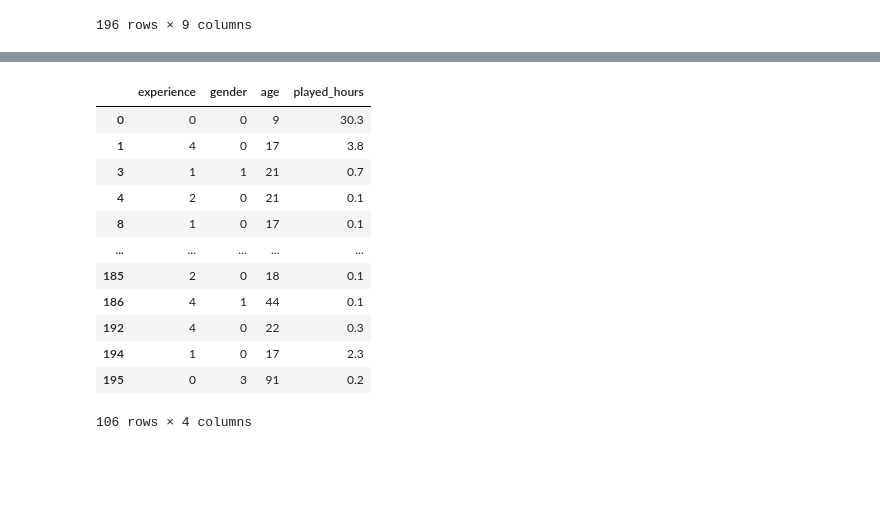
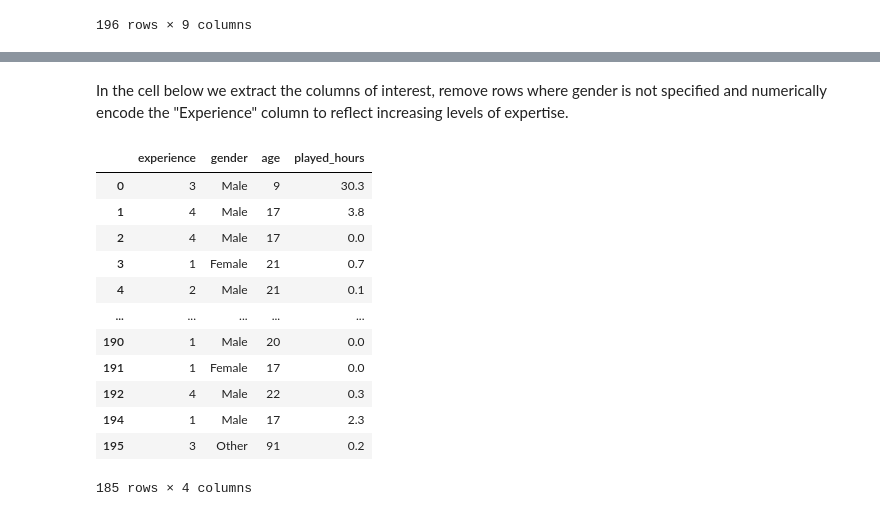
Before and after one commit to mayubi7/dsci-100-project, a Jupyter notebook: dsci_100_fin_project.ipynb, the cells around one changed output, grey strips where cells are left out. Saved outputs shown, nothing was run; the diff lists cells and outputs as text; code cells hidden in the pictures; blank space fills up the shorter version.

```diff
--- a/dsci_100_fin_project.ipynb
+++ b/dsci_100_fin_project.ipynb
@@ -21,5 +57,6 @@ set_config(transform_output="pandas")
 # %%
-players = pd.read_csv("players.csv")
+url = "https://drive.google.com/uc?id=1Mw9vW0hjTJwRWx0bDXiSpYsO3gKogaPz"
+players = pd.read_csv(url)
 players
 # %% [output]
 |  | experience | subscribe | hashedEmail | played_hours | name | gender | age | individualId | ... |
@@ -80,23 +75,27 @@ players_filtered
+# %% [markdown]
+
+In the cell below we extract the columns of interest, remove rows where gender is not specified and numerically encode the "Experience" column to reflect increasing levels of expertise.
 # %%
+players_filtered = players.loc[players["gender"]!="Prefer not to say", ["experience", "gender", "age", "played_hours"]]
 players_filtered["experience"] = players_filtered["experience"].replace({
-    "Pro" : 0,
+    "Beginner" : 0,
     "Amateur" : 1,
     "Regular" : 2,
-    "Beginner": 3,
+    "Pro": 3,
     "Veteran": 4,
 })
 players_filtered
 # %% [output]
 |  | experience | gender | age | played_hours |
-| 0 | 0 | 0 | 9 | 30.3 |
-| 1 | 4 | 0 | 17 | 3.8 |
-| 3 | 1 | 1 | 21 | 0.7 |
-| 4 | 2 | 0 | 21 | 0.1 |
-| 8 | 1 | 0 | 17 | 0.1 |
+| 0 | 3 | Male | 9 | 30.3 |
+| 1 | 4 | Male | 17 | 3.8 |
+| 2 | 4 | Male | 17 | 0.0 |
+| 3 | 1 | Female | 21 | 0.7 |
+| 4 | 2 | Male | 21 | 0.1 |
 | ... | ... | ... | ... | ... |
-| 185 | 2 | 0 | 18 | 0.1 |
-| 186 | 4 | 1 | 44 | 0.1 |
-| 192 | 4 | 0 | 22 | 0.3 |
-| 194 | 1 | 0 | 17 | 2.3 |
-| 195 | 0 | 3 | 91 | 0.2 |
+| 190 | 1 | Male | 20 | 0.0 |
+| 191 | 1 | Female | 17 | 0.0 |
+| 192 | 4 | Male | 22 | 0.3 |
+| 194 | 1 | Male | 17 | 2.3 |
+| 195 | 3 | Other | 91 | 0.2 |
-106 rows × 4 columns
+185 rows × 4 columns
```
Also changed, not shown: parts of 38 cells of this notebook.
